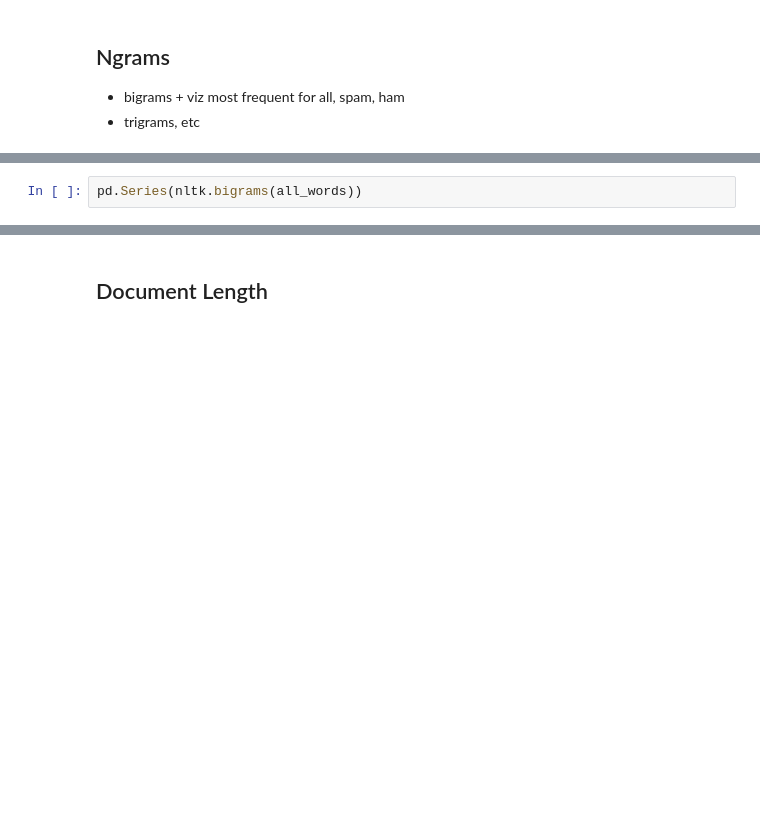
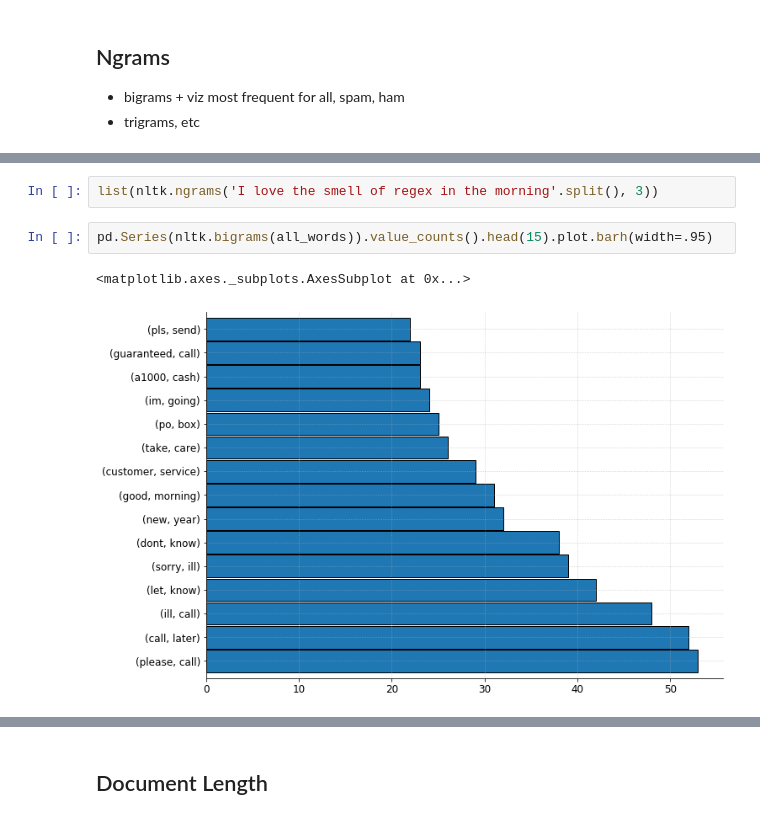
Before and after one commit to CodeupClassroom/bayes-methodologies-exercises, a Jupyter notebook: nlp/explore-lesson.ipynb, the cells around one changed output, grey strips where cells are left out. Saved outputs shown, nothing was run; the diff lists cells and outputs as text; blank space fills up the shorter version.

```diff
--- a/nlp/explore-lesson.ipynb
+++ b/nlp/explore-lesson.ipynb
@@ -106,2 +135,7 @@ list(nltk.bigrams('I love the smell of regex in the morning'.split()))
+# %%
+list(nltk.ngrams('I love the smell of regex in the morning'.split(), 3))
 # %%
-pd.Series(nltk.bigrams(all_words))
+pd.Series(nltk.bigrams(all_words)).value_counts().head(15).plot.barh(width=.95)
+# %% [output]
+<matplotlib.axes._subplots.AxesSubplot at 0x...>
+[figure, added]
```
Also changed, not shown: parts of 36 cells of this notebook.
